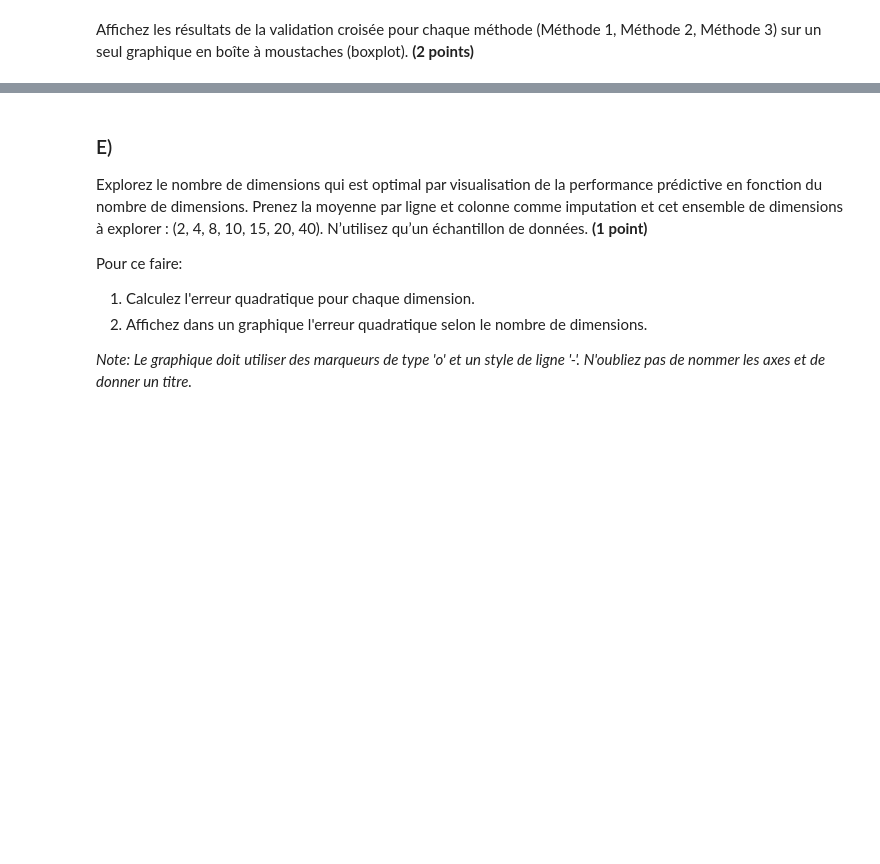
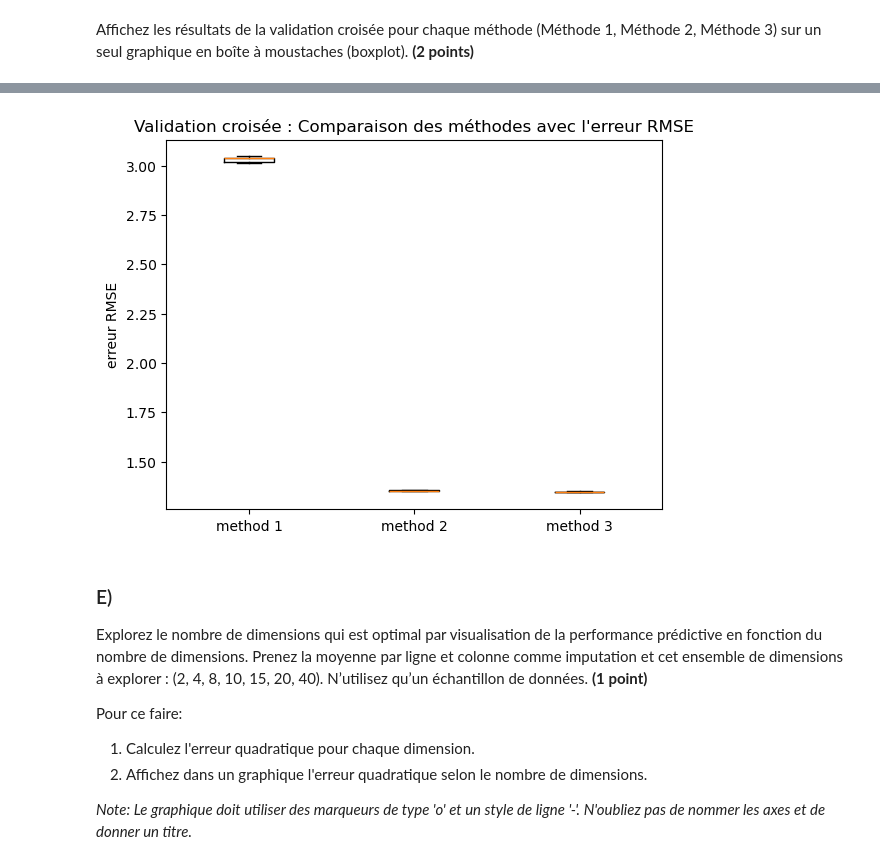
Before and after one commit to mohamedali05/INF8008, a Jupyter notebook: TP3/INF8008_TP3_LAJNEF_KLASING.ipynb, the cells around one changed output, grey strips where cells are left out. Saved outputs shown, nothing was run; the diff lists cells and outputs as text; code cells hidden in the pictures; blank space fills up the shorter version.

```diff
--- a/TP3/INF8008_TP3_LAJNEF_KLASING.ipynb
+++ b/TP3/INF8008_TP3_LAJNEF_KLASING.ipynb
@@ -235,3 +261,15 @@ import matplotlib.pyplot as plt
+# %%
+# Création d'un boxplot avec des sous-graphiques pour chaque méthode avec des axes Y indépendants
+
+plt.figure()
+plt.boxplot([method1_results , method2_results , method3_results] , labels = ['method 1' , 'method 2' , 'method 3'])
+plt.ylabel('erreur RMSE')
+
+
+plt.title("Validation croisée : Comparaison des méthodes avec l'erreur RMSE")
+plt.show()
+# %% [output]
+[figure, added]
 # %% [markdown]
 ### E)
 Explorez le nombre de dimensions qui est optimal par visualisation de la performance prédictive en fonction du nombre de dimensions. Prenez la moyenne par ligne et colonne comme imputation et cet ensemble de dimensions à explorer : (2, 4, 8, 10, 15, 20, 40). N’utilisez qu’un échantillon de données.  <b>(1 point)</b>
```
Also changed, not shown: parts of 15 cells of this notebook.
